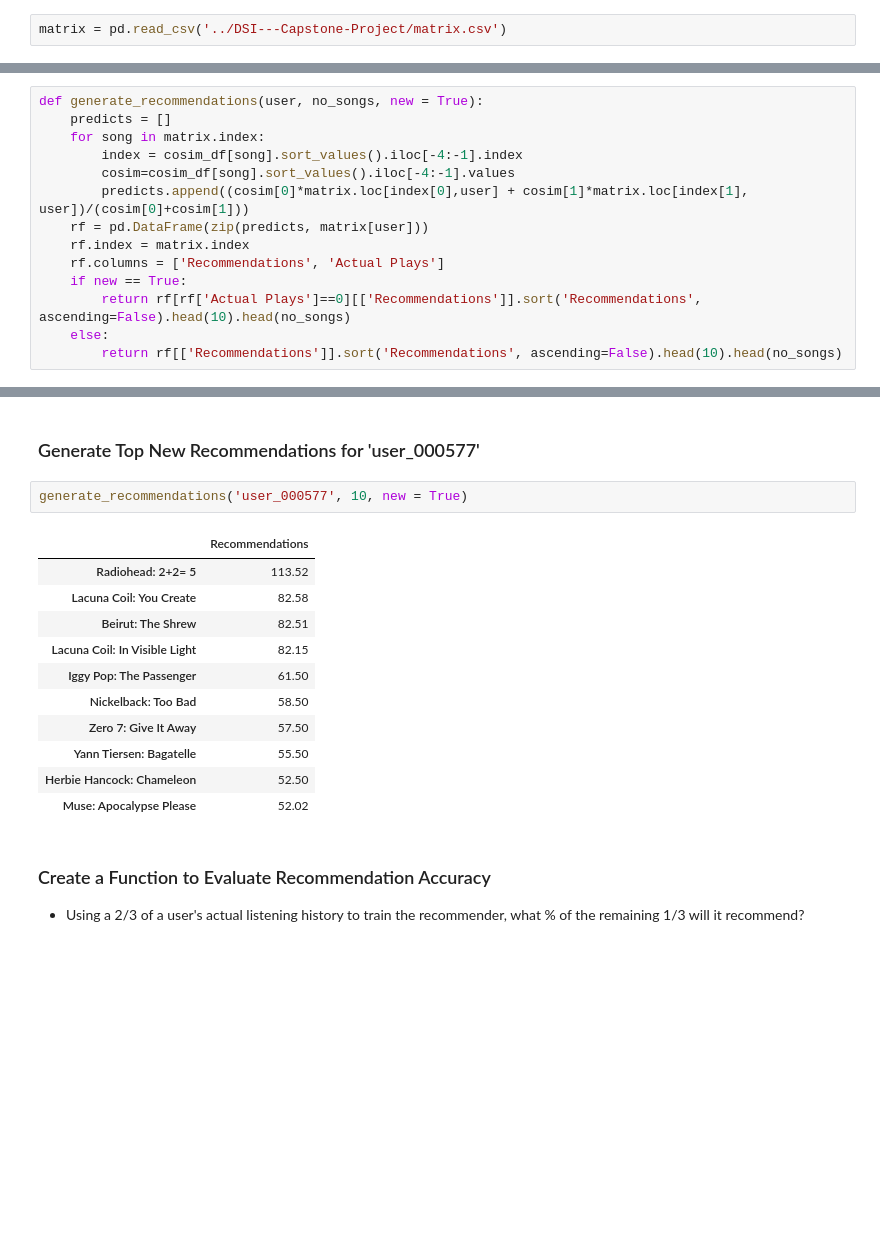
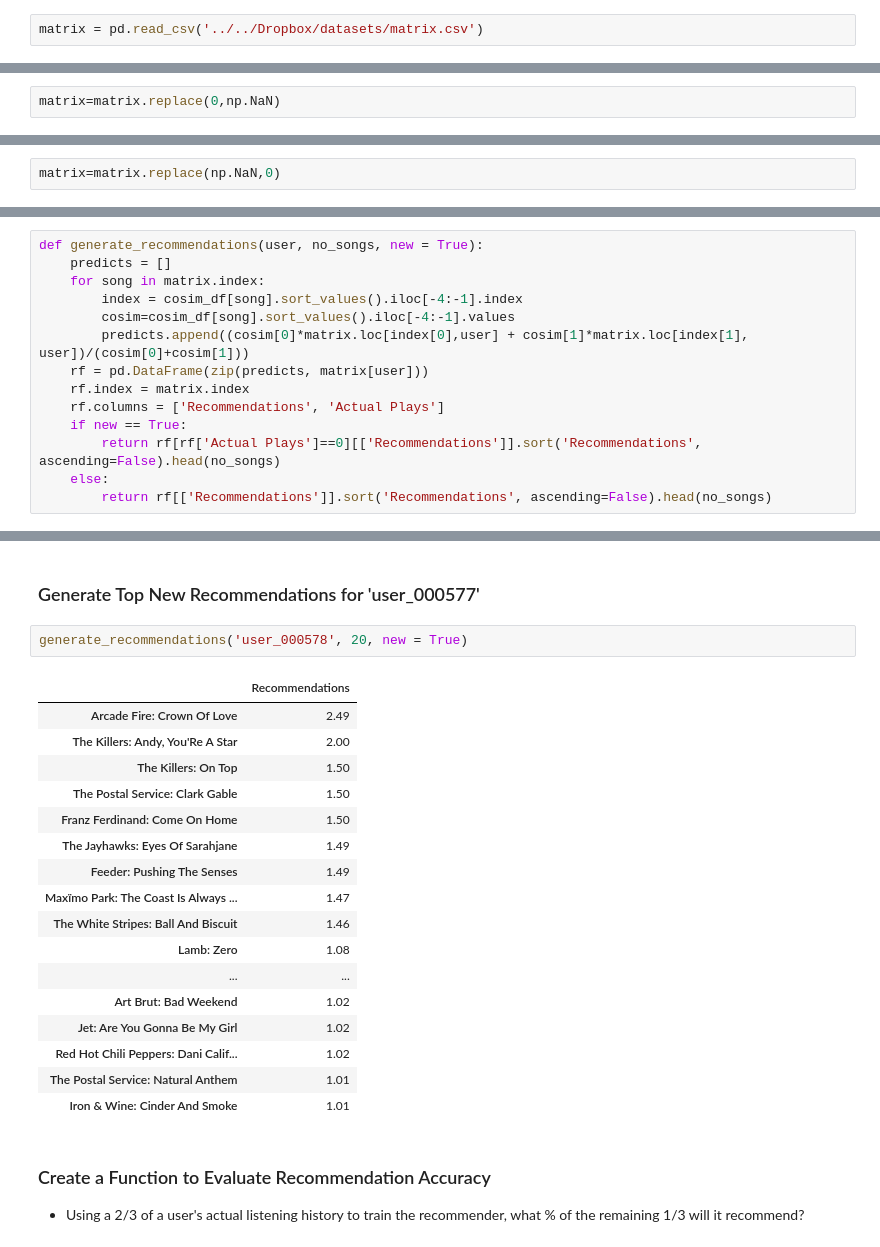
Before and after one commit to ConnorTPhoenix/DSI---Capstone-Project, a Jupyter notebook: Collaborative Filtering Model.ipynb, the cells around one changed output, grey strips where cells are left out. Saved outputs shown, nothing was run; the diff lists cells and outputs as text; blank space fills up the shorter version.

```diff
--- a/Collaborative Filtering Model.ipynb
+++ b/Collaborative Filtering Model.ipynb
@@ -7,7 +7,7 @@ warnings.filterwarnings('ignore')
 from sklearn.metrics.pairwise import cosine_similarity
 pd.set_option('display.float_format', lambda x: '%.2f' % x)
 # %%
-matrix = pd.read_csv('../DSI---Capstone-Project/matrix.csv')
+matrix = pd.read_csv('../../Dropbox/datasets/matrix.csv')
 # %%
 matrix['Total Plays']=matrix.sum(axis=1)
 matrix['Total Plays'].describe()
@@ -112,4 +112,6 @@ dtype: int64
 **user_000577 is an interesting 'power user', appearing on both top 10 lists.**
 # %% [markdown]
 ### Convert Matrix to Mean Center Cosine Distance Between Tracks
+# %%
+matrix=matrix.replace(0,np.NaN)
 # %%
@@ -145,0 +162,2 @@ cosim_df.head(2)
+# %%
+matrix=matrix.replace(np.NaN,0)
@@ -154,9 +189,9 @@ def generate_recommendations(user, no_songs, new = True):
     rf.index = matrix.index
     rf.columns = ['Recommendations', 'Actual Plays']
     if new == True:
-        return rf[rf['Actual Plays']==0][['Recommendations']].sort('Recommendations', ascending=False).head(10).head(no_songs)
+        return rf[rf['Actual Plays']==0][['Recommendations']].sort('Recommendations', ascending=False).head(no_songs)
     else:
-        return rf[['Recommendations']].sort('Recommendations', ascending=False).head(10).head(no_songs)
+        return rf[['Recommendations']].sort('Recommendations', ascending=False).head(no_songs)
 # %% [markdown]
 ### 'user_000577' Top Plays
 # %%
@@ -192,19 +233,25 @@ generate_recommendations('user_000577', 10, new = False)
 # %% [markdown]
 ### Generate Top New Recommendations for 'user_000577'
 # %%
-generate_recommendations('user_000577', 10, new = True)
+generate_recommendations('user_000578', 20, new = True)
 # %% [output]
 |  | Recommendations |
-| Radiohead: 2+2= 5 | 113.52 |
-| Lacuna Coil: You Create | 82.58 |
-| Beirut: The Shrew | 82.51 |
-| Lacuna Coil: In Visible Light | 82.15 |
-| Iggy Pop: The Passenger | 61.50 |
-| Nickelback: Too Bad | 58.50 |
-| Zero 7: Give It Away | 57.50 |
-| Yann Tiersen: Bagatelle | 55.50 |
-| Herbie Hancock: Chameleon | 52.50 |
-| Muse: Apocalypse Please | 52.02 |
+| Arcade Fire: Crown Of Love | 2.49 |
+| The Killers: Andy, You'Re A Star | 2.00 |
+| The Killers: On Top | 1.50 |
+| The Postal Service: Clark Gable | 1.50 |
+| Franz Ferdinand: Come On Home | 1.50 |
+| The Jayhawks: Eyes Of Sarahjane | 1.49 |
+| Feeder: Pushing The Senses | 1.49 |
+| Maxïmo Park: The Coast Is Always ... | 1.47 |
+| The White Stripes: Ball And Biscuit | 1.46 |
+| Lamb: Zero | 1.08 |
+| ... | ... |
+| Art Brut: Bad Weekend | 1.02 |
+| Jet: Are You Gonna Be My Girl | 1.02 |
+| Red Hot Chili Peppers: Dani Calif... | 1.02 |
+| The Postal Service: Natural Anthem | 1.01 |
+| Iron & Wine: Cinder And Smoke | 1.01 |
 # %% [markdown]
 ### Create a Function to Evaluate Recommendation Accuracy
 * Using a 2/3 of a user's actual listening history to train the recommender, what % of the remaining 1/3 will it recommend?
```
Also changed, not shown: parts of 13 cells of this notebook, 10 other files.
